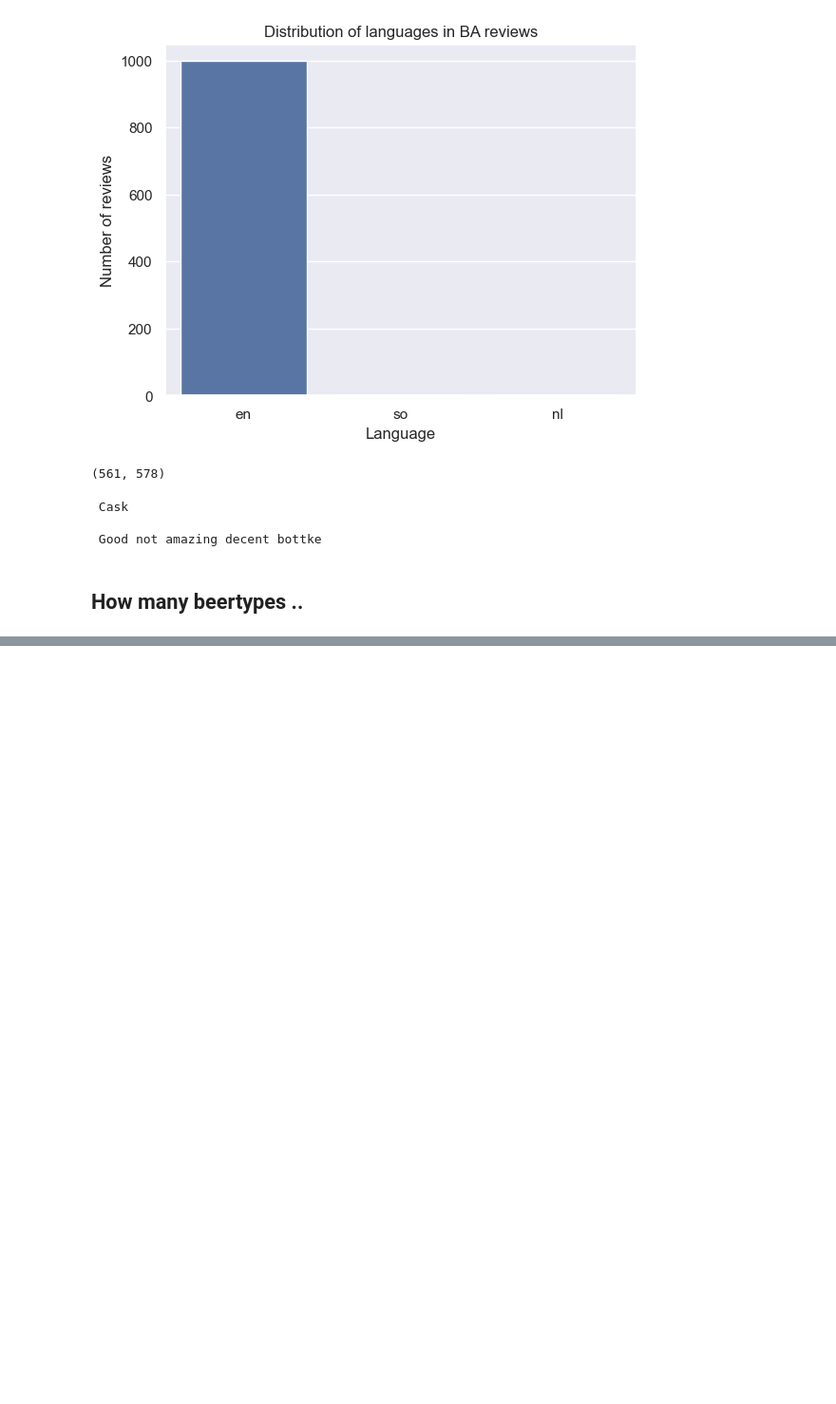
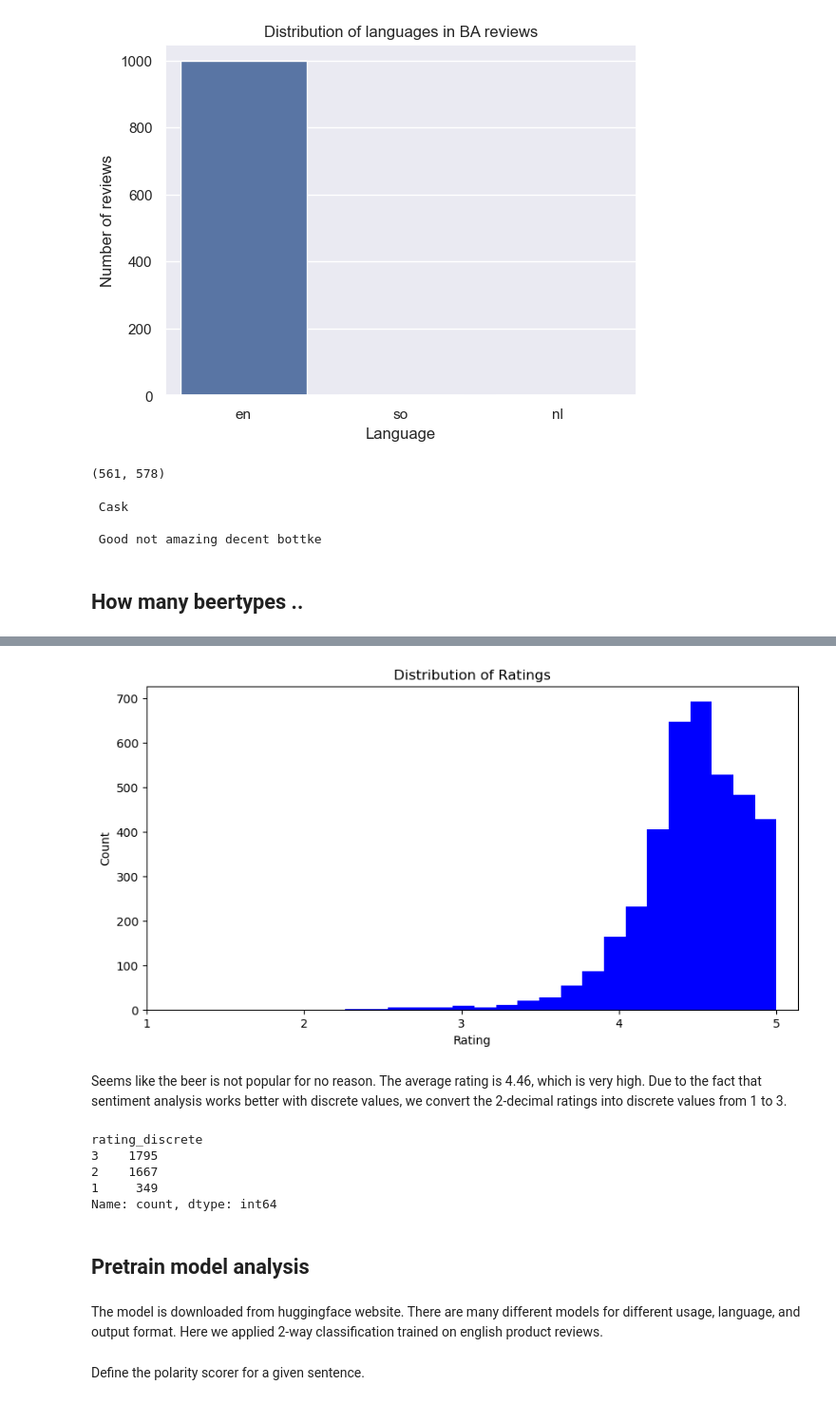
Before and after one commit to epfl-ada/ada-2023-project-adarescueteam, a Jupyter notebook: code/EDA_P1.ipynb, the cells around one changed output, grey strips where cells are left out. Shown: that part at 95% size. Cells and saved outputs as stored; diff of their text form; code cells hidden in the pictures; blank space fills up the shorter version.

Commit message:
sentiment_analysis

```diff
--- a/code/EDA_P1.ipynb
+++ b/code/EDA_P1.ipynb
@@ -233,4 +239,11 @@ run only the code below (<span style="color: red;">*</span>) if you have downloa
 # %%
-# read in the .txt
-BA_ratings = read_ratings_txt(DATA_BeerAdvocate, "ratings.txt")
-BA_ratings.head(), BA_ratings.shape
+BA_ratings = pd.DataFrame()
+
+if not CSV_DOWNLOAD:
+    # read in the .txt
+    BA_ratings = read_ratings_txt(DATA_BeerAdvocate, "ratings.txt")
+    print(BA_ratings.shape)
+    BA_ratings.head()
+
+    # create a csv from BA_ratings
+    BA_ratings.to_csv(os.path.join(DATA_BeerAdvocate, "BA_ratings.csv"), index=False)
@@ -242,5 +250,6 @@ BA_ratings.to_csv(os.path.join(DATA_BeerAdvocate, "BA_ratings.csv"), index=False
 # %%
-# read in new BA_ratings.csv
-BA_ratings = pd.read_csv(os.path.join(DATA_BeerAdvocate, "BA_ratings.csv"), header=0)
-BA_ratings.head(), BA_ratings.shape
+if CSV_DOWNLOAD:
+    # read in new BA_ratings.csv
+    BA_ratings = pd.read_csv(os.path.join(DATA_BeerAdvocate, "BA_ratings.csv"), header=0)
+    print(BA_ratings.shape)
 # %% [output]
@@ -1113,0 +1118,6 @@ print(BA_text[lang_result_BA.index('nl')], '\n') #likely a typo
+# %%
+# subset the data to only contain the most common brewery id
+BA_ratings_most_com_brw = BA_ratings.loc[BA_ratings['beer_id'] == BA_ratings['beer_id'].value_counts().idxmax()]
+print("# samples: ", len(BA_ratings_most_com_brw))
+print("# unique beers: ", len(BA_ratings_most_com_brw['beer_id'].unique()))
+BA_ratings_most_com_brw.head(5)
@@ -1113,0 +1154,4 @@ print(BA_text[lang_result_BA.index('nl')], '\n') #likely a typo
+# %%
+# filter the data with review == false
+BA_ratings_most_com_brw = BA_ratings_most_com_brw.loc[BA_ratings_most_com_brw['review'] == " True"]
+print("# samples: ", len(BA_ratings_most_com_brw))
@@ -1113,0 +1176,31 @@ print(BA_text[lang_result_BA.index('nl')], '\n') #likely a typo
+# %%
+# study the distribution of rating
+plt.figure(figsize=(10, 5))
+plt.hist(BA_ratings_most_com_brw['rating'], bins=20, color = 'blue')
+plt.xlabel('Rating')
+plt.ylabel('Count')
+# set x ticks
+plt.xticks(np.arange(1, 6, 1))
+plt.title('Distribution of Ratings')
+plt.show()
+# %% [output]
+[figure, added]
+# %% [markdown]
+Seems like the beer is not popular for no reason. The average rating is 4.46, which is very high. Due to the fact that sentiment analysis works better with discrete values, we convert the 2-decimal ratings into discrete values from 1 to 3.
+# %%
+# add discrete rating column
+# 1: 1-4, 2: 4-4.5, 3: 4.5-5
+BA_ratings_most_com_brw['rating_discrete'] = BA_ratings_most_com_brw['rating'].apply(lambda x: 1 if x <= 4 else (2 if x <= 4.5 else 3))
+
+# count the number of each discrete rating
+BA_ratings_most_com_brw['rating_discrete'].value_counts()
+# %% [output]
+rating_discrete
+3    1795
+2    1667
+1     349
+Name: count, dtype: int64
+# %% [markdown]
+## Pretrain model analysis
+# %% [markdown]
+The model is downloaded from huggingface website. There are many different models for different usage, language, and output format. Here we applied 2-way classification trained on english product reviews.
@@ -1113,0 +1214,2 @@ print(BA_text[lang_result_BA.index('nl')], '\n') #likely a typo
+# %% [markdown]
+Define the polarity scorer for a given sentence.
```
Also changed, not shown: parts of 47 cells of this notebook.
